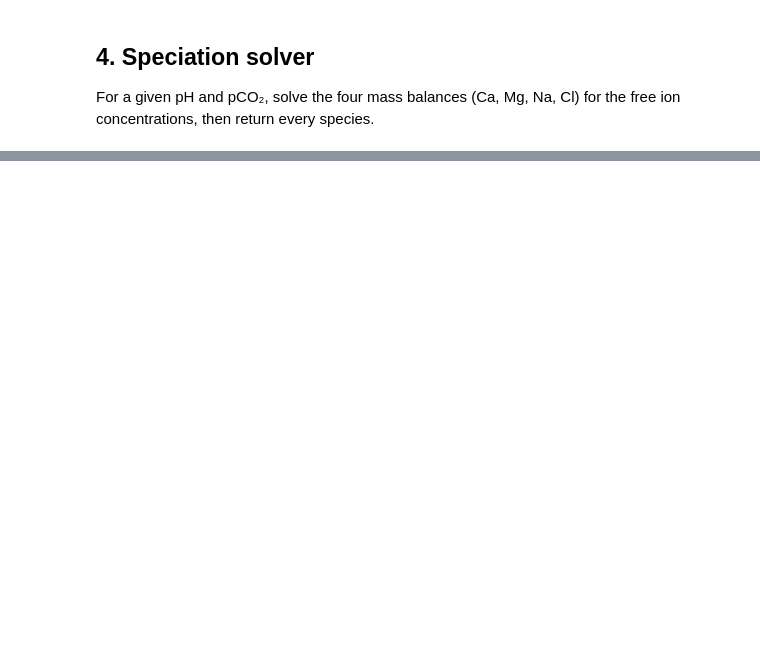
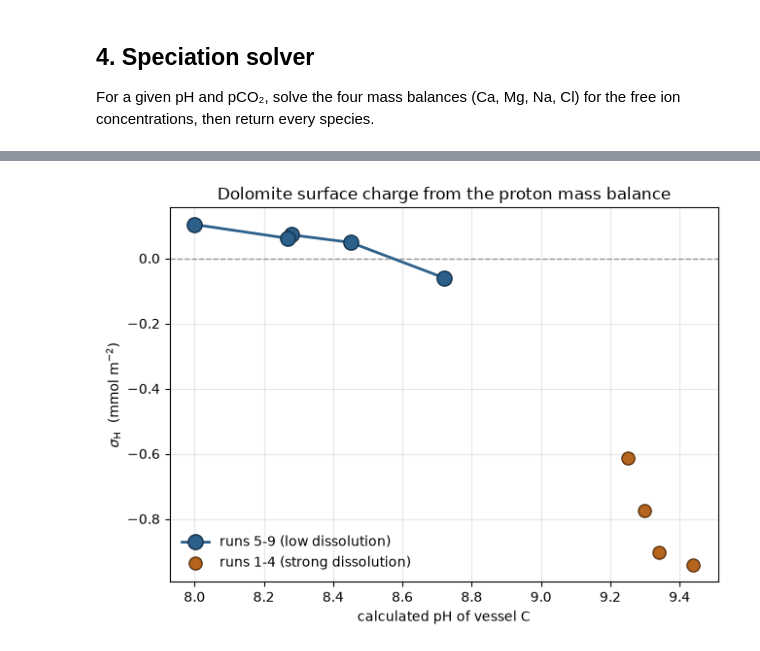
Before and after one commit to Marwa-2024/Speciation-calculation-, a Jupyter notebook: DolomiteSurfaceTitration.ipynb, the cells around one changed output, grey strips where cells are left out. Cells and saved outputs as stored; diff of their text form; code cells hidden in the pictures; blank space fills up the shorter version.

```diff
--- a/DolomiteSurfaceTitration.ipynb
+++ b/DolomiteSurfaceTitration.ipynb
@@ -148,0 +158,7 @@ because the carbonate speciation is set by pCO₂.
+# %%
+def TOTH(s):
+    """Total proton excess (mol/L), reference components H2O, CO3, Ca, Mg, Na, Cl."""
+    return (s['H'] - s['OH'] + s['HCO3'] + 2*s['CO2']
+            - s['CaOH'] + s['CaHCO3']
+            - s['MgOH'] + s['MgHCO3']
+            + s['NaHCO3'] - s['NaOH'])
@@ -320,0 +323,16 @@ species in the balance.
+# %%
+rows = []
+for i in range(9):
+    tmix = 0.5 * (resA[i]['TOTH'] + resB[i]['TOTH'])
+    tC   = resC[i]['TOTH']
+    sigmaH = (tmix - tC) / St            # eq / m2
+    rows.append({
+        'run':            i + 1,
+        'pH_calc (C)':    round(resC[i]['pHcalc'], 2),
+        'pH_meas (C)':    resC[i]['pHmeas'],
+        'TOTH_mix (mol/L)': tmix,
+        'TOTH_C (mol/L)':   tC,
+        'sigma_H (mmol/m2)': sigmaH * 1e3,
+    })
+surf = pd.DataFrame(rows).set_index('run')
+print(surf.to_string(float_format=lambda x: f'{x:.4g}'))
@@ -320,0 +351,22 @@ species in the balance.
+# %%
+fig, ax = plt.subplots(figsize=(6.6, 4.8))
+ax.axhline(0, color='0.6', lw=1.0, ls='--')
+
+low  = surf[surf.index >= 5]     # little dissolution -> clean surface titration
+high = surf[surf.index <= 4]     # strong dissolution
+
+ax.plot(low['pH_calc (C)'], low['sigma_H (mmol/m2)'], '-o',
+        color='#2c5f8a', mec='#12314a', ms=11, lw=2, label='runs 5-9 (low dissolution)')
+ax.scatter(high['pH_calc (C)'], high['sigma_H (mmol/m2)'],
+           color='#b5651d', ec='#5a3210', s=90, zorder=3, label='runs 1-4 (strong dissolution)')
+
+ax.set_xlabel('calculated pH of vessel C')
+ax.set_ylabel(r'$\sigma_\mathrm{H}$  (mmol m$^{-2}$)')
+ax.set_title('Dolomite surface charge from the proton mass balance')
+ax.legend(frameon=False)
+ax.grid(alpha=0.3)
+plt.tight_layout()
+plt.savefig('surface_charge_vs_pH.png', dpi=150)
+plt.show()
+# %% [output]
+[figure, added]
```
Also changed, not shown: parts of 25 cells of this notebook, 1 other file.
